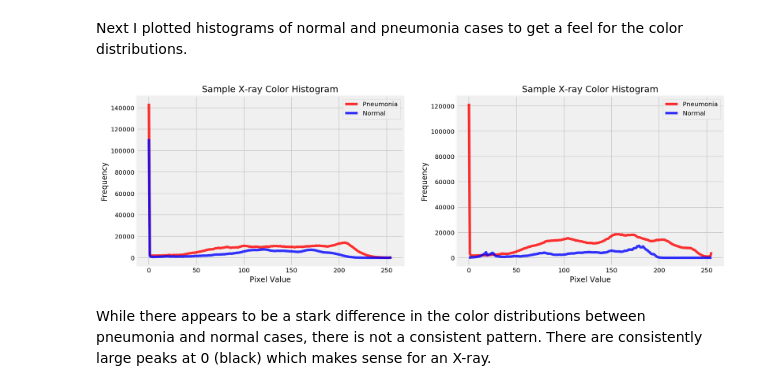
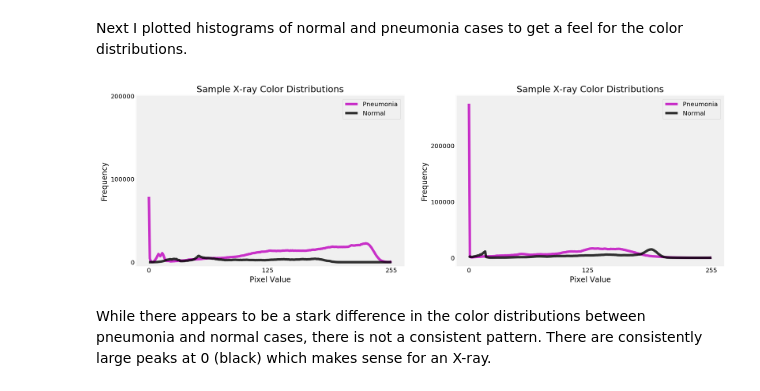
Before and after one commit to c-streams/Pneumonia, a Jupyter notebook: 1.Diagnosing_Pneumonia_2_Classes.ipynb, the cells around one changed output. Drawn from its saved outputs; the diff is of its cells as text; code cells hidden in the pictures.

```diff
--- a/1.Diagnosing_Pneumonia_2_Classes.ipynb
+++ b/1.Diagnosing_Pneumonia_2_Classes.ipynb
@@ -235,37 +233,40 @@ Next I plotted histograms of normal and pneumonia cases to get a feel for the co
 # %%
 # Compare histograms of normal and pneumonia x-rays
 fig, ax = plt.subplots(1,2,figsize = (15,5))
 
 # Identify normal and pneumonia x-rays
 normal = (train[train['label']==0]['image_path'].head(10)).tolist()
 pneumonia = (train[train['label']==1]['image_path'].head(10)).tolist()
 
 # Read images
 imgs = []
 for i in range(2):
     imgs.append(cv2.imread(str(normal[i])))
     imgs.append(cv2.imread(str(pneumonia[i])))
 
 # Calculate histograms
 hists = []
 for i in imgs:
     hists.append(cv2.calcHist([i],[2],None,[256],[0,256]))
 
 # Plot histograms of images
 count = 0
 for i in range(2):
-    ax[i].plot(hists[i + count],color = 'r', label = 'Pneumonia', alpha = 0.8)
-    ax[i].plot(hists[i + 1 + count], color = 'b', label = 'Normal', alpha = 0.8)
+    ax[i].plot(hists[i + count], color = 'm', label = 'Pneumonia', alpha = 0.8)
+    ax[i].plot(hists[i + 1 + count], color = 'k', label = 'Normal', alpha = 0.8)
     count += 1
 
 # Labels
 for i in range(2):
     ax[i].set_ylabel('Frequency')
     ax[i].set_xlabel('Pixel Value')
-    ax[i].set_title('Sample X-ray Color Histogram')
-    ax[i].legend(loc = 'best');
+    ax[i].set_title('Sample X-ray Color Distributions')
+    ax[i].legend(loc = 'best')
+    ax[i].set_yticks([0,100000,200000])
+    ax[i].set_xticks([0, 125, 255])
+    ax[i].grid(False);
 # %% [output]
-[figure, old version]
+[figure, new version]
 # %% [markdown]
 While there appears to be a stark difference in the color distributions between pneumonia and normal cases, there is not a consistent pattern. There are consistently large peaks at 0 (black) which makes sense for an X-ray.
 # %% [markdown]
```
Also changed, not shown: parts of 7 cells of this notebook, 1 other file.
